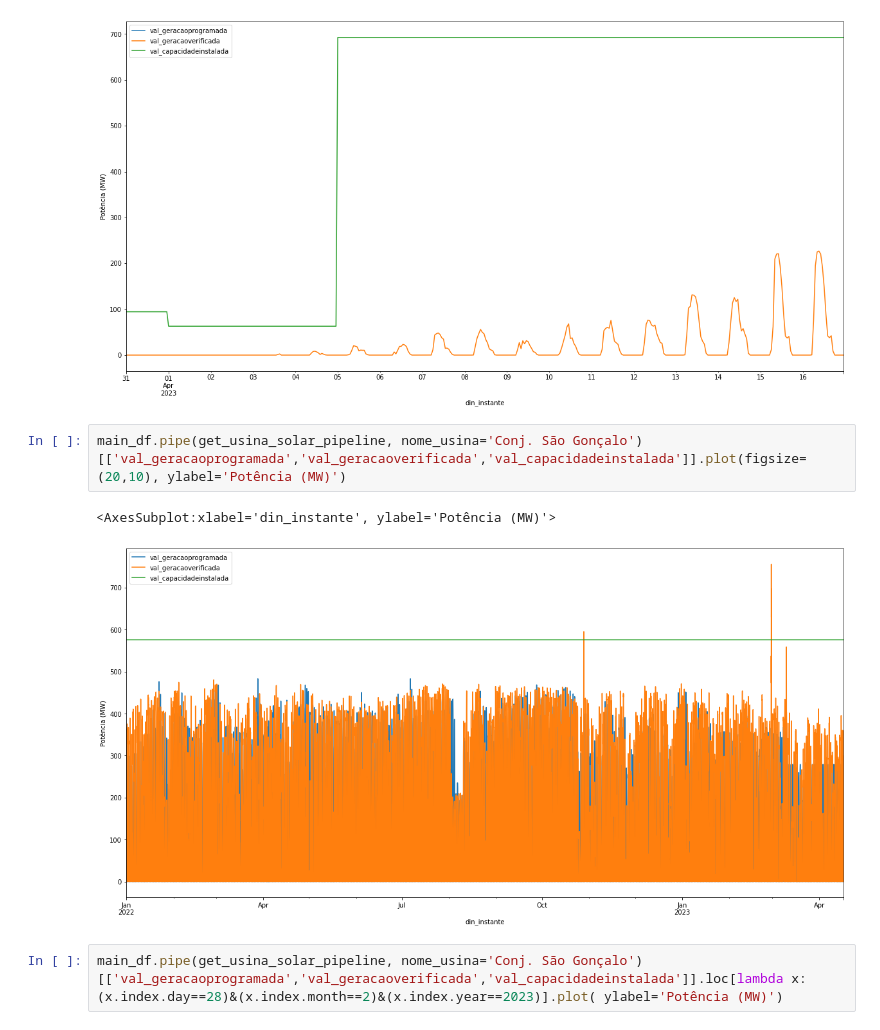
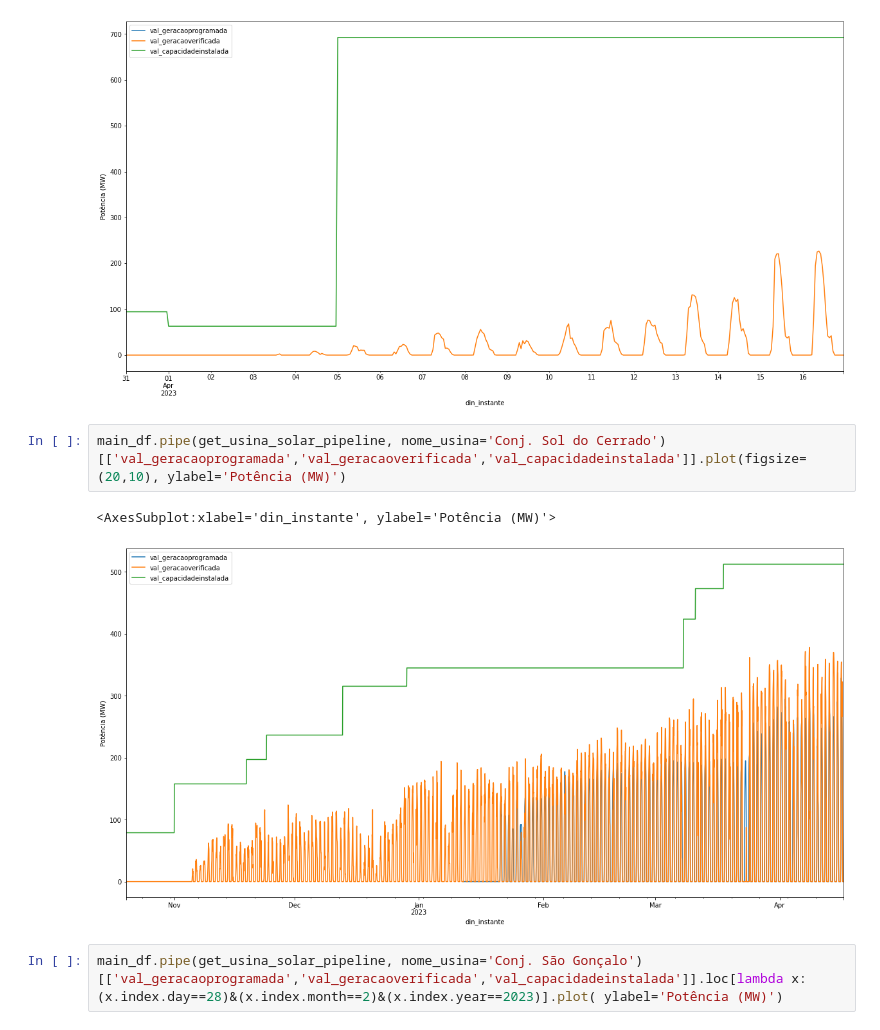
Before and after one commit to La1ra1/Gestao_energetica_trabalhos, a Jupyter notebook: Seminário 2/figuras_geracao_pv.ipynb, the cells around one changed output. Drawn from its saved outputs; the diff is of its cells as text.

```diff
--- a/Seminário 2/figuras_geracao_pv.ipynb
+++ b/Seminário 2/figuras_geracao_pv.ipynb
@@ -68,10 +110,10 @@ conjunto_futura_df[['val_geracaoprogramada','val_geracaoverificada','val_capacid
 <AxesSubplot:xlabel='din_instante', ylabel='Potência (MW)'>
 [figure]
 # %%
-main_df.pipe(get_usina_solar_pipeline, nome_usina='Conj. São Gonçalo')[['val_geracaoprogramada','val_geracaoverificada','val_capacidadeinstalada']].plot(figsize=(20,10), ylabel='Potência (MW)')
+main_df.pipe(get_usina_solar_pipeline, nome_usina='Conj. Sol do Cerrado')[['val_geracaoprogramada','val_geracaoverificada','val_capacidadeinstalada']].plot(figsize=(20,10), ylabel='Potência (MW)')
 # %% [output]
 <AxesSubplot:xlabel='din_instante', ylabel='Potência (MW)'>
-[figure, old version]
+[figure, new version]
 # %%
 main_df.pipe(get_usina_solar_pipeline, nome_usina='Conj. São Gonçalo')[['val_geracaoprogramada','val_geracaoverificada','val_capacidadeinstalada']].loc[lambda x: (x.index.day==28)&(x.index.month==2)&(x.index.year==2023)].plot( ylabel='Potência (MW)')
 # %% [output]
```
Also changed, not shown: parts of 6 cells of this notebook, 1 other file.
